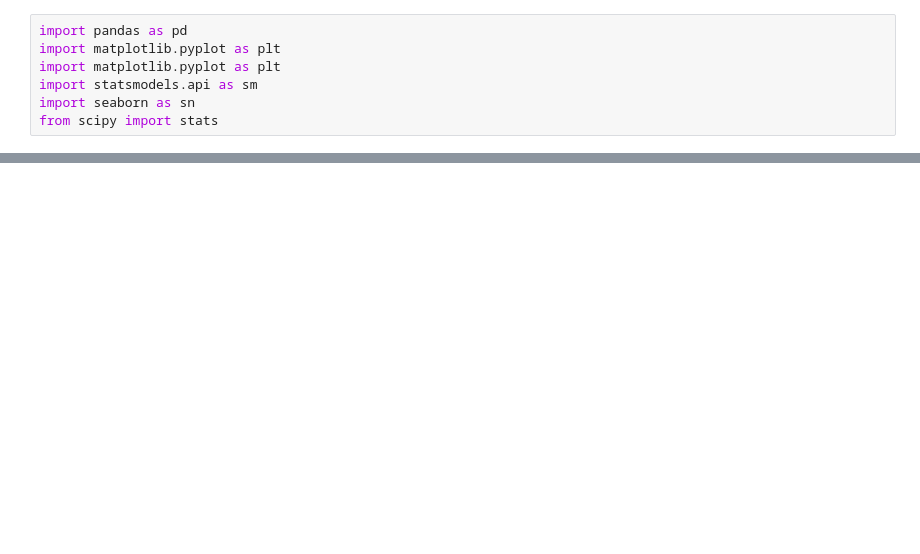
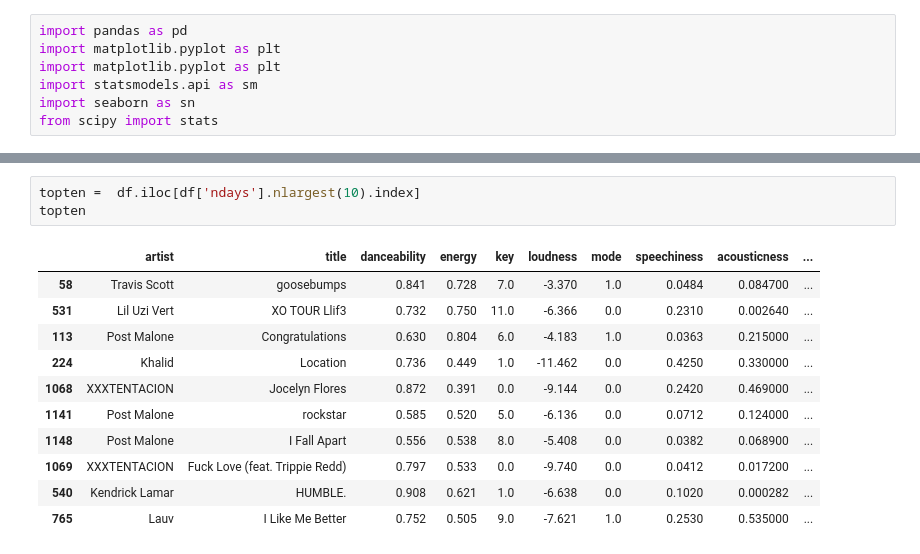
Before and after one commit to chriscc447/orie3120_final, a Jupyter notebook: differences_in_audio.ipynb, the cells around one changed output, grey strips where cells are left out. Drawn from its saved outputs; the diff is of its cells as text; blank space fills up the shorter version.

```diff
--- a/differences_in_audio.ipynb
+++ b/differences_in_audio.ipynb
@@ -14 +25,16 @@ df['botten']=0.0
+# %%
+topten =  df.iloc[df['ndays'].nlargest(10).index]
+topten
+# %% [output]
+|  | artist | title | danceability | energy | key | loudness | mode | speechiness | acousticness | ... |
+| 58 | Travis Scott | goosebumps | 0.841 | 0.728 | 7.0 | -3.370 | 1.0 | 0.0484 | 0.084700 | ... |
+| 531 | Lil Uzi Vert | XO TOUR Llif3 | 0.732 | 0.750 | 11.0 | -6.366 | 0.0 | 0.2310 | 0.002640 | ... |
+| 113 | Post Malone | Congratulations | 0.630 | 0.804 | 6.0 | -4.183 | 1.0 | 0.0363 | 0.215000 | ... |
+| 224 | Khalid | Location | 0.736 | 0.449 | 1.0 | -11.462 | 0.0 | 0.4250 | 0.330000 | ... |
+| 1068 | XXXTENTACION | Jocelyn Flores | 0.872 | 0.391 | 0.0 | -9.144 | 0.0 | 0.2420 | 0.469000 | ... |
+| 1141 | Post Malone | rockstar | 0.585 | 0.520 | 5.0 | -6.136 | 0.0 | 0.0712 | 0.124000 | ... |
+| 1148 | Post Malone | I Fall Apart | 0.556 | 0.538 | 8.0 | -5.408 | 0.0 | 0.0382 | 0.068900 | ... |
+| 1069 | XXXTENTACION | Fuck Love (feat. Trippie Redd) | 0.797 | 0.533 | 0.0 | -9.740 | 0.0 | 0.0412 | 0.017200 | ... |
+| 540 | Kendrick Lamar | HUMBLE. | 0.908 | 0.621 | 1.0 | -6.638 | 0.0 | 0.1020 | 0.000282 | ... |
+| 765 | Lauv | I Like Me Better | 0.752 | 0.505 | 9.0 | -7.621 | 1.0 | 0.2530 | 0.535000 | ... |
 # %%
```
Also changed, not shown: parts of 29 cells of this notebook.
